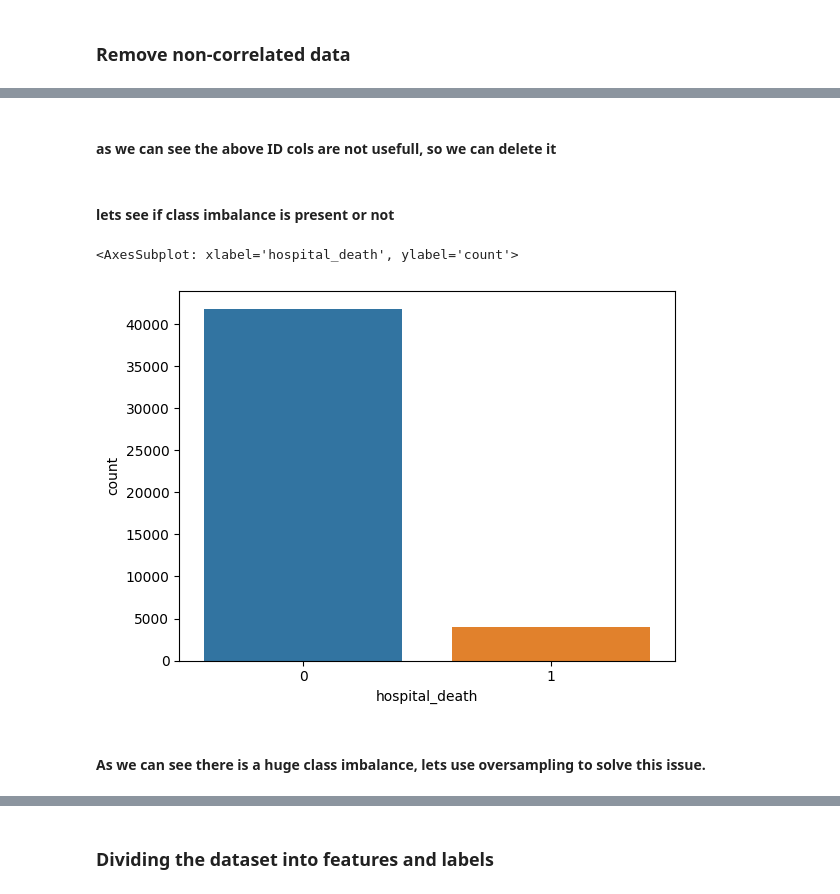
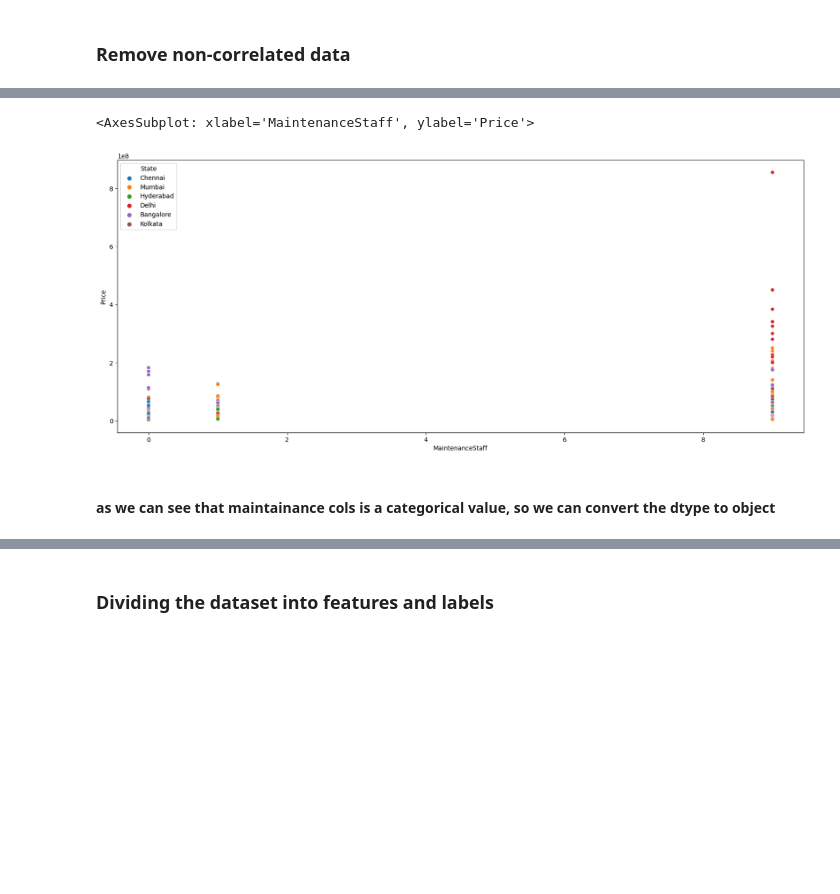
Before and after one commit to deborshi99/House_Price_prediction, a Jupyter notebook: notebooks/datapreprocessing.ipynb, the cells around one changed output, grey strips where cells are left out. Saved outputs shown, nothing was run; the diff lists cells and outputs as text; code cells hidden in the pictures; blank space fills up the shorter version.

```diff
--- a/notebooks/datapreprocessing.ipynb
+++ b/notebooks/datapreprocessing.ipynb
@@ -241,3 +233,8 @@ data[["encounter_id", "patient_id", "hospital_id", "hospital_death"]].corr()['ho
+# %%
+plt.figure(figsize=(20, 8))
+sns.scatterplot(data=data, x = "MaintenanceStaff", y = "Price", hue="State")
+# %% [output]
+<AxesSubplot: xlabel='MaintenanceStaff', ylabel='Price'>
+[figure, added]
 # %% [markdown]
-
-#### as we can see the above ID cols are not usefull, so we can delete it
+#### as we can see that maintainance cols is a categorical value, so we can convert the dtype to object
@@ -246,9 +240,0 @@ data.drop(["encounter_id", "patient_id", "hospital_id"], axis=1, inplace=True)
-# %% [markdown]
-#### lets see if class imbalance is present or not
-# %%
-sns.countplot(data=data, x="hospital_death")
-# %% [output]
-<AxesSubplot: xlabel='hospital_death', ylabel='count'>
-[figure, removed]
-# %% [markdown]
-#### As we can see there is a huge class imbalance, lets use oversampling to solve this issue.
```
Also changed, not shown: parts of 32 cells of this notebook, 9 other files.
